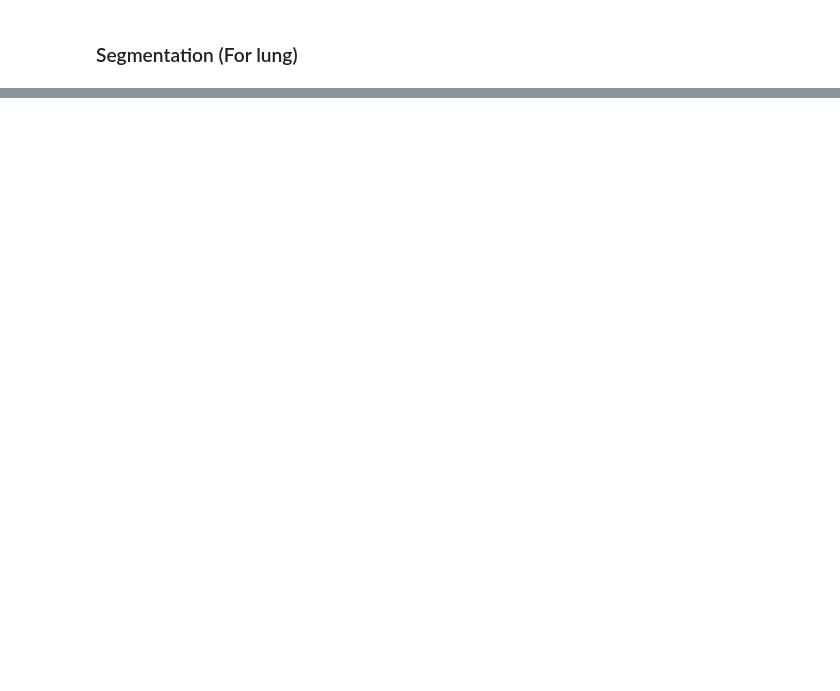
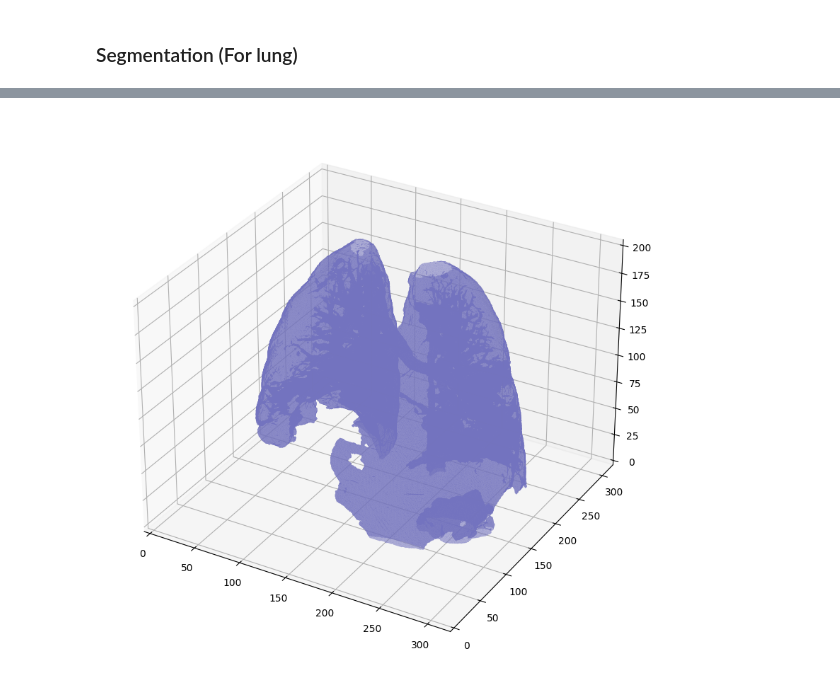
Before and after one commit to VISEF-ISEF-team/VasculAR, a Jupyter notebook: src/Full Preprocesssing.ipynb, the cells around one changed output, grey strips where cells are left out. Saved outputs shown, nothing was run; the diff lists cells and outputs as text; code cells hidden in the pictures; blank space fills up the shorter version.

```diff
--- a/src/Full Preprocesssing.ipynb
+++ b/src/Full Preprocesssing.ipynb
@@ -282,0 +314,4 @@ def segment_lung_mask(image, fill_lung_structures=True):
+# %%
+plot_3d(segmented_lungs, 0)
+# %% [output]
+[figure, added]
```
Also changed, not shown: parts of 8 cells of this notebook, 2 other files.
